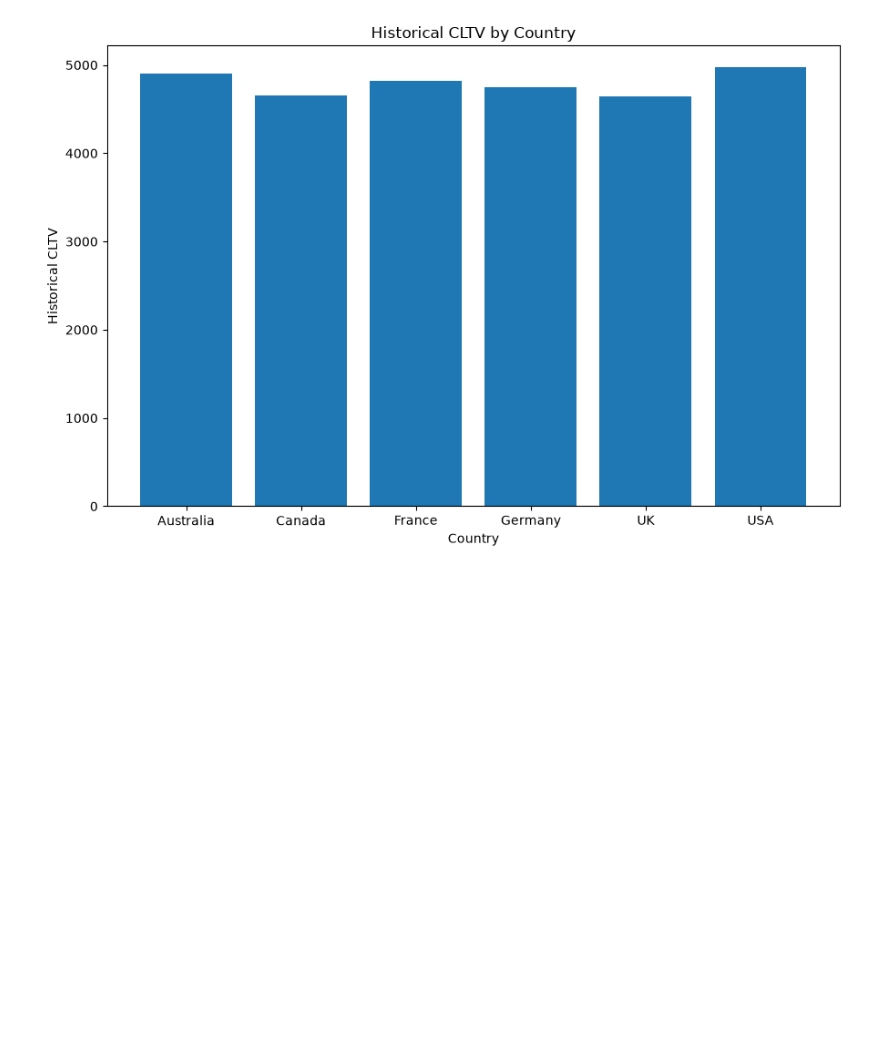
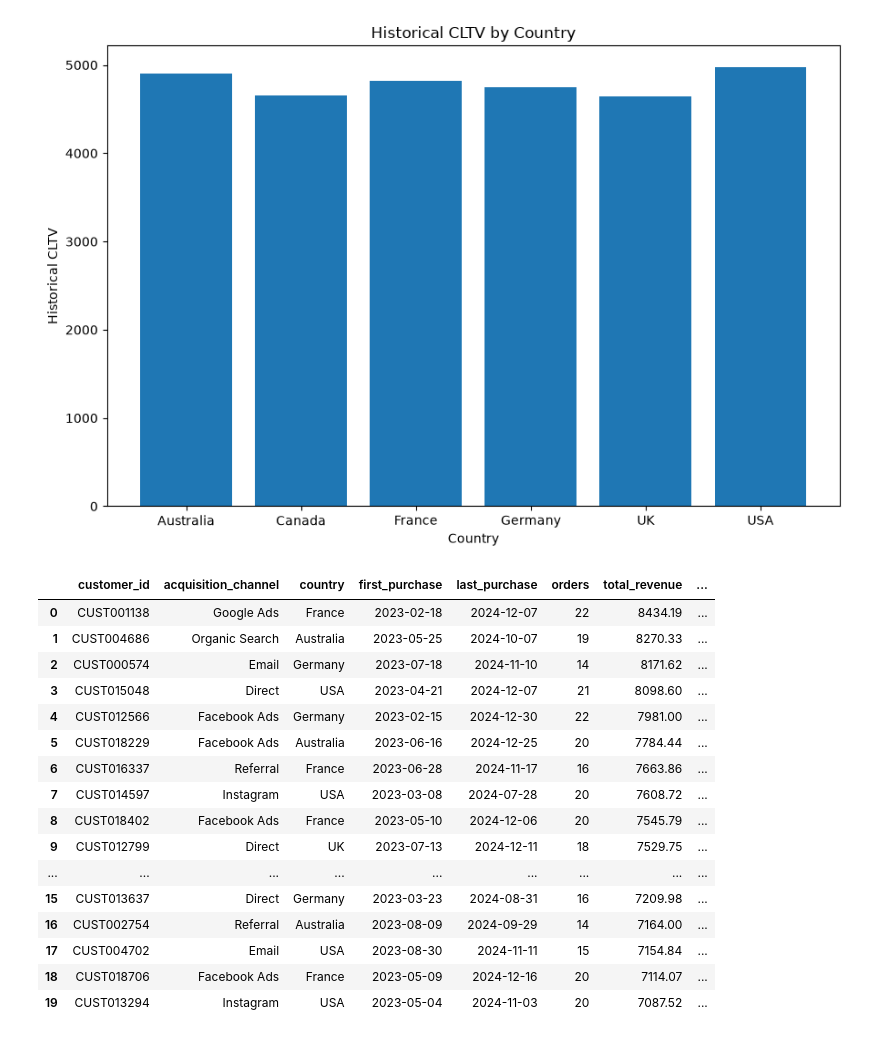
Before and after one commit to Anilqumr/E-Commerce-Cohort-Retention-CLTV-Analysis, a Jupyter notebook: Python Notebooks/CLTV_Acquisition.ipynb, the cells around one changed output. Drawn from its saved outputs; the diff is of its cells as text; code cells hidden in the pictures; blank space fills up the shorter version.

```diff
--- a/Python Notebooks/CLTV_Acquisition.ipynb
+++ b/Python Notebooks/CLTV_Acquisition.ipynb
@@ -167,3 +167,39 @@ plt.tight_layout()
 plt.show()
 # %% [output]
 [figure]
+# %%
+customer_cltv["Historical_CLTV"] = (
+    customer_cltv["AOV"]
+    * customer_cltv["purchase_frequency"]
+    * customer_cltv["lifetime_months"]
+)
+# %%
+high_value_customers = (
+    customer_cltv
+    .sort_values("Historical_CLTV", ascending=False)
+    .reset_index(drop=True)
+)
+
+high_value_customers["CLTV_Rank"] = (
+    high_value_customers.index + 1
+)
+
+high_value_customers.head(20)
+# %% [output]
+|  | customer_id | acquisition_channel | country | first_purchase | last_purchase | orders | total_revenue | ... |
+| 0 | CUST001138 | Google Ads | France | 2023-02-18 | 2024-12-07 | 22 | 8434.19 | ... |
+| 1 | CUST004686 | Organic Search | Australia | 2023-05-25 | 2024-10-07 | 19 | 8270.33 | ... |
+| 2 | CUST000574 | Email | Germany | 2023-07-18 | 2024-11-10 | 14 | 8171.62 | ... |
+| 3 | CUST015048 | Direct | USA | 2023-04-21 | 2024-12-07 | 21 | 8098.60 | ... |
+| 4 | CUST012566 | Facebook Ads | Germany | 2023-02-15 | 2024-12-30 | 22 | 7981.00 | ... |
+| 5 | CUST018229 | Facebook Ads | Australia | 2023-06-16 | 2024-12-25 | 20 | 7784.44 | ... |
+| 6 | CUST016337 | Referral | France | 2023-06-28 | 2024-11-17 | 16 | 7663.86 | ... |
+| 7 | CUST014597 | Instagram | USA | 2023-03-08 | 2024-07-28 | 20 | 7608.72 | ... |
+| 8 | CUST018402 | Facebook Ads | France | 2023-05-10 | 2024-12-06 | 20 | 7545.79 | ... |
+| 9 | CUST012799 | Direct | UK | 2023-07-13 | 2024-12-11 | 18 | 7529.75 | ... |
+| ... | ... | ... | ... | ... | ... | ... | ... | ... |
+| 15 | CUST013637 | Direct | Germany | 2023-03-23 | 2024-08-31 | 16 | 7209.98 | ... |
+| 16 | CUST002754 | Referral | Australia | 2023-08-09 | 2024-09-29 | 14 | 7164.00 | ... |
+| 17 | CUST004702 | Email | USA | 2023-08-30 | 2024-11-11 | 15 | 7154.84 | ... |
+| 18 | CUST018706 | Facebook Ads | France | 2023-05-09 | 2024-12-16 | 20 | 7114.07 | ... |
+| 19 | CUST013294 | Instagram | USA | 2023-05-04 | 2024-11-03 | 20 | 7087.52 | ... |
```
Also changed, not shown: 4 other files.
